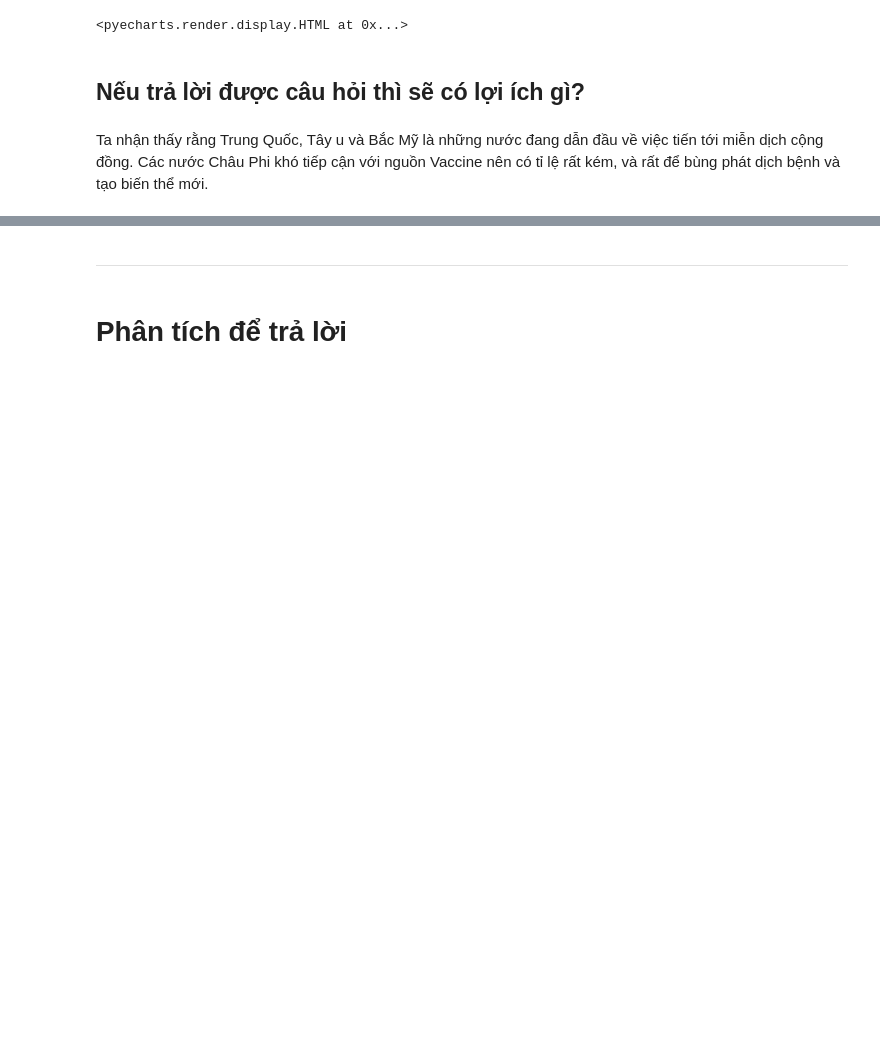
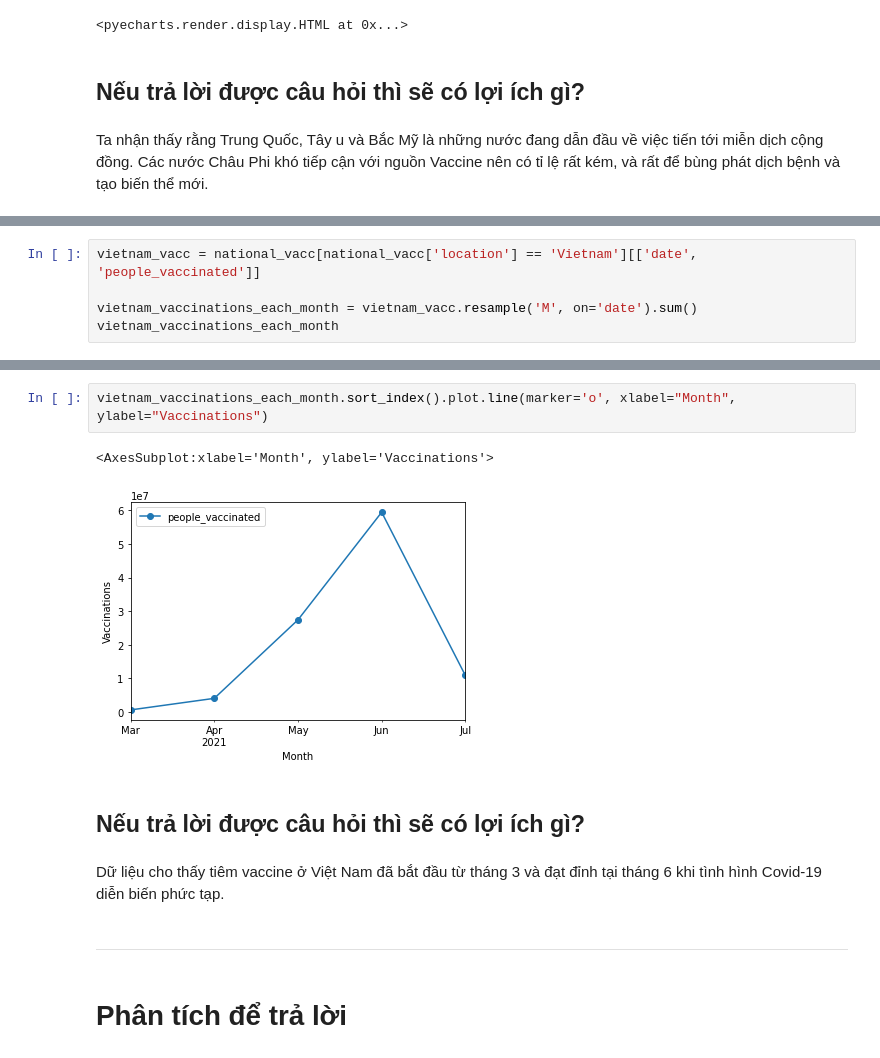
Before and after one commit to FinalProject-P4DS/FinalProject-P4DS, a Jupyter notebook: Final_Project-P4DS.ipynb, the cells around one changed output, grey strips where cells are left out. Drawn from its saved outputs; the diff is of its cells as text; blank space fills up the shorter version.

Commit message:
Add vaccinated at Viet Nam

```diff
--- a/Final_Project-P4DS.ipynb
+++ b/Final_Project-P4DS.ipynb
@@ -544,0 +547,5 @@ Ta nhận thấy rằng Trung Quốc, Tây  u và Bắc Mỹ là những nước
+# %%
+vietnam_vacc = national_vacc[national_vacc['location'] == 'Vietnam'][['date', 'people_vaccinated']]
+
+vietnam_vaccinations_each_month = vietnam_vacc.resample('M', on='date').sum()
+vietnam_vaccinations_each_month
@@ -545,3 +560,12 @@ Ta nhận thấy rằng Trung Quốc, Tây  u và Bắc Mỹ là những nước
+# %%
+vietnam_vaccinations_each_month.sort_index().plot.line(marker='o', xlabel="Month", ylabel="Vaccinations")
+# %% [output]
+<AxesSubplot:xlabel='Month', ylabel='Vaccinations'>
+[figure, added]
+# %% [markdown]
+## Nếu trả lời được câu hỏi thì sẽ có lợi ích gì?
+# %% [markdown]
+Dữ liệu cho thấy tiêm vaccine ở Việt Nam đã bắt đầu từ tháng 3 và đạt đỉnh tại tháng 6 khi tình hình Covid-19 diễn biến phức tạp.
 # %% [markdown]
 ---
 # %% [markdown]
```
Also changed, not shown: parts of 5 cells of this notebook.
